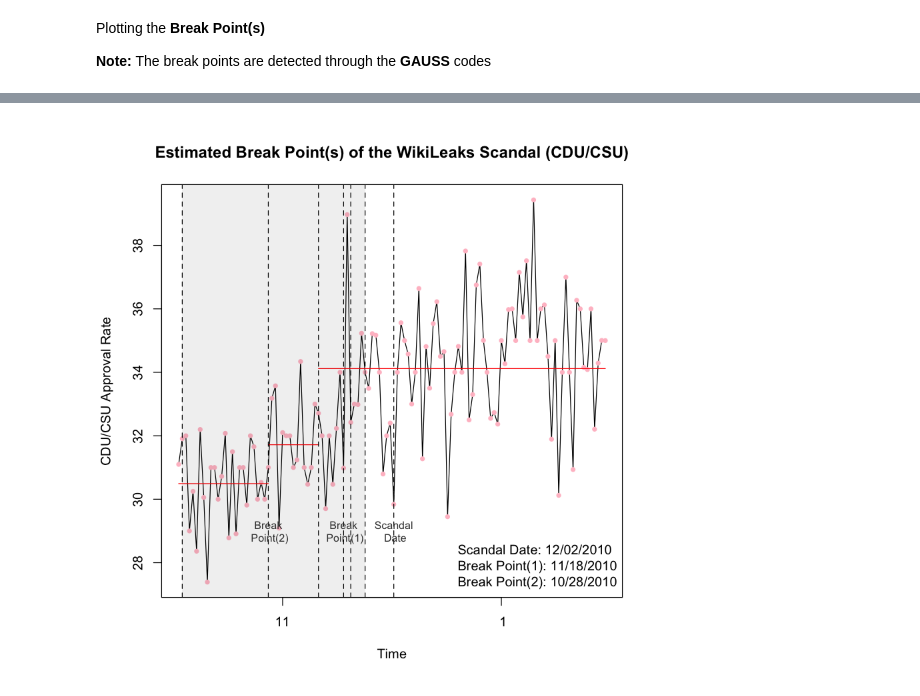
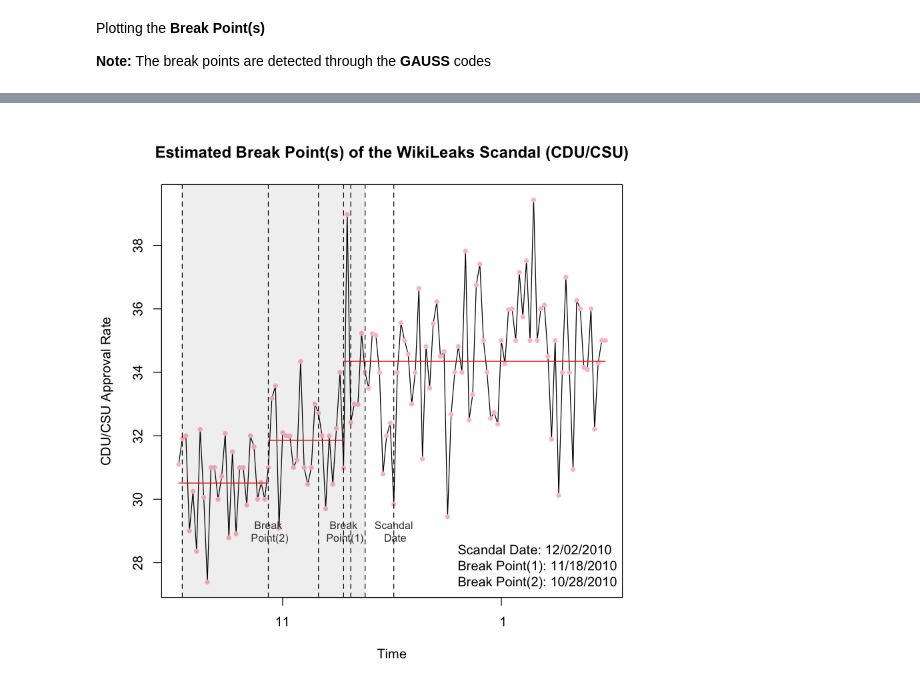
Before and after one commit to tzuliu/Do-Scandals-Matter-An-Interrupted-Time-Series-Design-on-Three-Cases, a Jupyter notebook: R Files/German(CDU)2M1.R.ipynb, the cells around one changed output, grey strips where cells are left out. Cells and saved outputs as stored; diff of their text form; code cells hidden in the pictures.

```diff
--- a/R Files/German(CDU)2M1.R.ipynb
+++ b/R Files/German(CDU)2M1.R.ipynb
@@ -247,9 +247,9 @@ Plotting the **Break Point(s)**
 **Note:** The break points are detected through the **GAUSS** codes
 # %%
 ger21r$scandal1 <- c(rep(1,26), rep(0,(120-26)))
-ger21r$scandal2 <- c(rep(0, 25), rep(1, (40-25)), rep(0,(120-40)))
-ger21r$scandal3 <- c(rep(0, 39), rep(1,(120-39)))
-ger21r.cdu1 <- arimax(ger21r$CDU[1:26], order=c(3,0,0)); ger21r.cdu1
-ger21r.cdu2 <- arimax(ger21r$CDU[27:39], order=c(3,0,0)); ger21r.cdu2
-ger21r.cdu3 <- arimax(ger21r$CDU[40:120], order=c(3,0,0)); ger21r.cdu3
+ger21r$scandal2 <- c(rep(0, 25), rep(1, (47-25)), rep(0,(120-47)))
+ger21r$scandal3 <- c(rep(0, 46), rep(1,(120-46)))
+ger21r.cdu1 <- mean(ger21r$CDU[1:26]); ger21r.cdu1
+ger21r.cdu2 <- mean(ger21r$CDU[27:46]); ger21r.cdu2
+ger21r.cdu3 <- mean(ger21r$CDU[47:120]); ger21r.cdu3
 # %% [output]
@@ -283,26 +259,26 @@ sigma^2 estimated as 3.992:  log likelihood = -171.05,  aic = 350.1
 # %%
 plot(y=ger21r$CDU, x=time(ger21r), type='l', ylab="CDU/CSU Approval Rate", xlab="Time",
 	 main="Estimated Break Point(s) of the WikiLeaks Scandal (CDU/CSU)")
 points(time(ger21r), ger21r$CDU,
        col="pink",
        pch=20)
-lines(y=ger21r.cdu1$coef[4]*ger21r$scandal1[1:26], x=time(ger21r)[1:26], lty=1, col="red")
-lines(y=ger21r.cdu2$coef[4]*ger21r$scandal2[26:40], x=time(ger21r)[26:40], lty=1, col="red")
-lines(y=ger21r.cdu3$coef[4]*ger21r$scandal3[40:120], x=time(ger21r)[40:120], lty=1, col="red")
+lines(y=rep(ger21r.cdu1,26), x=time(ger21r)[1:26], lty=1, col="red")
+lines(y=rep(ger21r.cdu2, (47-26+1)), x=time(ger21r)[26:47], lty=1, col="red")
+lines(y=rep(ger21r.cdu3, (120-47+1)), x=time(ger21r)[47:120], lty=1, col="red")
 abline(v=time(ger21r)[61], lty=2)
 abline(v=time(ger21r)[2], lty=2)
 abline(v=time(ger21r)[26], lty=2)
 abline(v=time(ger21r)[47], lty=2)
 abline(v=time(ger21r)[49], lty=2)
 abline(v=time(ger21r)[40], lty=2)
 abline(v=time(ger21r)[53], lty=2)
 rect(time(ger21r)[2], 25, time(ger21r)[53], 40, border=NA, col="#00000011")
 Corner_text <- function(text, location="bottomright"){
 	legend(location, legend=text, bty="n", pch=NA)
 }
 Corner_text(text=c("Scandal Date: 12/02/2010","Break Point(1): 11/18/2010","Break Point(2): 10/28/2010"))
 text(x = time(ger21r)[61], y = 29, paste("Scandal\n", "Date"), col="#3C3C3C", cex=0.8)
 text(x = time(ger21r)[26], y = 29, paste("Break\n", "Point(2)"), col="#3C3C3C", cex=0.8)
 text(x = time(ger21r)[47], y = 29, paste("Break\n", "Point(1)"), col="#3C3C3C", cex=0.8)
 # %% [output]
-[figure, old version]
+[figure, new version]
```
Also changed, not shown: parts of 2 cells of this notebook.
